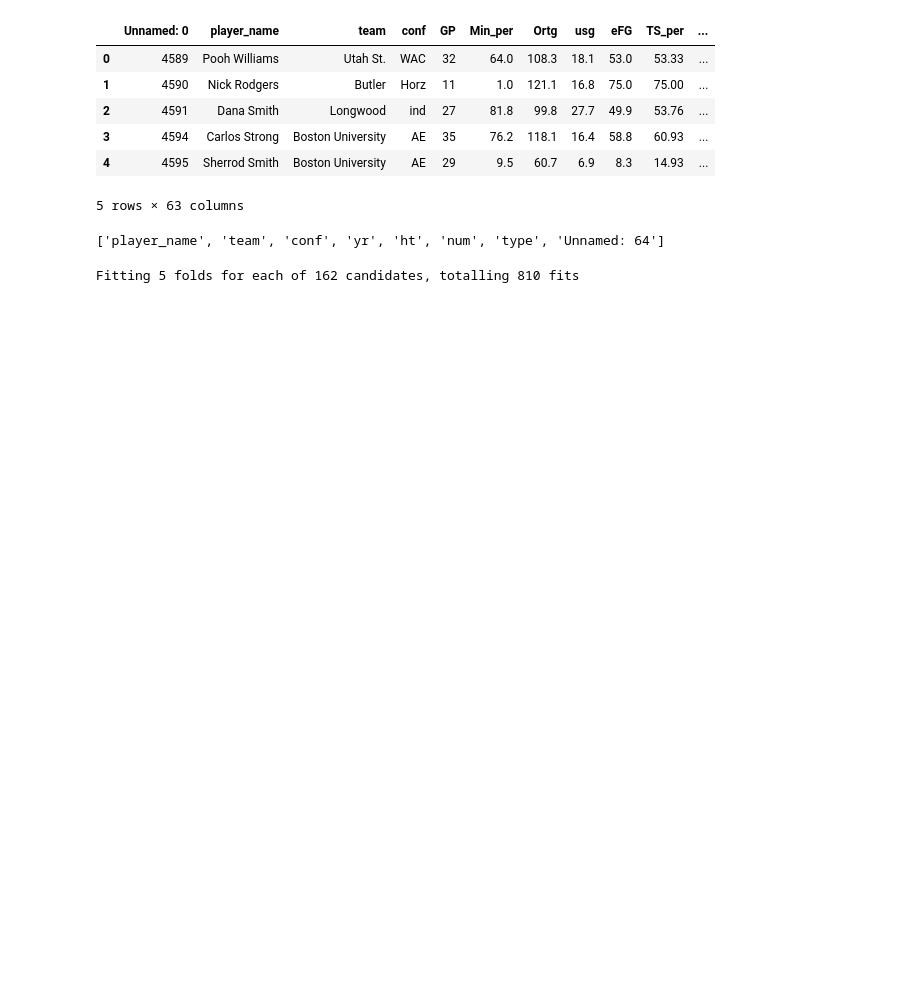
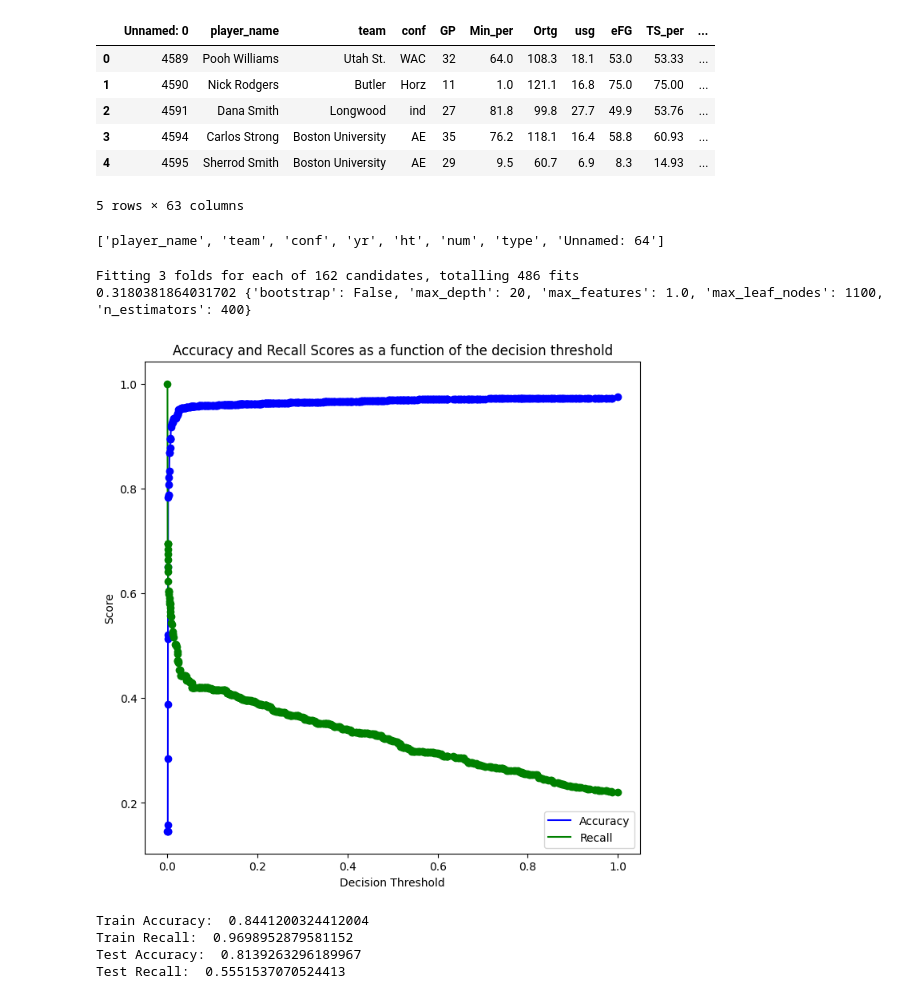
Before and after one commit to lilz827/final-project-303-3, a Jupyter notebook: Model_Work.ipynb, the cells around one changed output. Saved outputs shown, nothing was run; the diff lists cells and outputs as text; code cells hidden in the pictures; blank space fills up the shorter version.

Commit message:
random forest model

```diff
--- a/Model_Work.ipynb
+++ b/Model_Work.ipynb
@@ -56,11 +54,62 @@ params = {'n_estimators': [200, 300, 400],
           'max_leaf_nodes':[1100,1200,1300],
           'bootstrap': [True, False]}
 
-model_group = GridSearchCV(RandomForestRegressor(random_state=45, n_jobs=-1),
-                           params, scoring='neg_mean_absolute_error',
-                           cv=5, n_jobs=-1, verbose=1)
+model_group = GridSearchCV(RandomForestClassifier(random_state=45, n_jobs=-1),
+                           params, scoring='recall',
+                           cv=3, n_jobs=-1, verbose=1)
 
 model_group.fit(X_train, y_train)
 print(model_group.best_score_, model_group.best_params_)
 # %% [output]
-Fitting 5 folds for each of 162 candidates, totalling 810 fits
+Fitting 3 folds for each of 162 candidates, totalling 486 fits
+0.3180381864031702 {'bootstrap': False, 'max_depth': 20, 'max_features': 1.0, 'max_leaf_nodes': 1100, 'n_estimators': 400}
+# %%
+model = RandomForestClassifier(random_state=45, bootstrap=False,
+                               n_estimators=400, max_features=1.0,
+                               max_depth=20, n_jobs=-1, max_leaf_nodes=1100)
+model.fit(X_train, y_train)
+
+cross_val_ypred = cross_val_predict(model, X_train, y_train, cv = 5, method = 'predict_proba')
+p, r, thresholds = precision_recall_curve(y_train, cross_val_ypred[:,1])
+accuracys = []
+for threshold in thresholds:
+    ypred = cross_val_ypred[:,1] > threshold
+    ypred = ypred.astype(int)
+    accuracy = accuracy_score(ypred, y_train)
+    accuracys.append(accuracy)
+accuracys = np.array(accuracys)
+
+def plot_accuracy_recall_vs_threshold(recalls, thresholds):
+    plt.figure(figsize=(8, 8))
+    plt.title("Accuracy and Recall Scores as a function of the decision threshold")
+    plt.plot(thresholds, accuracys, 'b-', label='Accuracy')
+    plt.plot(thresholds, recalls[:-1], "g-", label="Recall")
+    plt.plot(thresholds, accuracys, 'o', color='blue')
+    plt.plot(thresholds, recalls[:-1], "o", color = 'green')
+    plt.ylabel("Score")
+    plt.xlabel("Decision Threshold")
+    plt.legend(loc='best')
+    plt.legend()
+plot_accuracy_recall_vs_threshold(r, thresholds)
+# %% [output]
+[figure, added]
+# %%
+desired_threshold = 0.004
+
+ypred_prob_train = model.predict_proba(X_train)[:,1]
+ypred_train = ypred_prob_train > desired_threshold
+ypred_train = ypred_train.astype(int)
+
+ypred_prob_test = model.predict_proba(X_test)[:,1]
+ypred_test = ypred_prob_test > desired_threshold
+ypred_test = ypred_test.astype(int)
+
+print("Train Accuracy: ", accuracy_score(y_train, ypred_train))
+print("Train Recall: ", recall_score(y_train, ypred_train))
+print("Test Accuracy: ", accuracy_score(y_test, ypred_test))
+print("Test Recall: ", recall_score(y_test, ypred_test))
+# %% [output]
+Train Accuracy:  0.8441200324412004
+Train Recall:  0.9698952879581152
+Test Accuracy:  0.8139263296189967
+Test Recall:  0.5551537070524413
```
Also changed, not shown: parts of 1 cell of this notebook.
